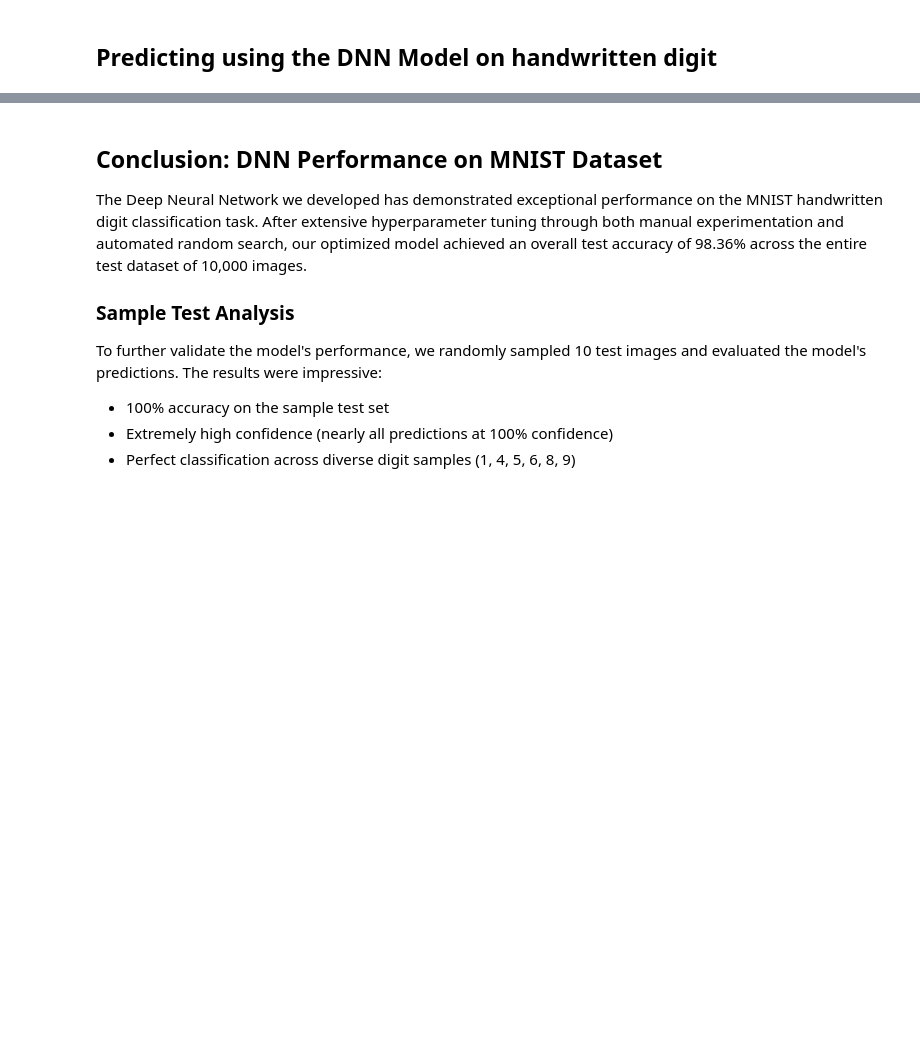
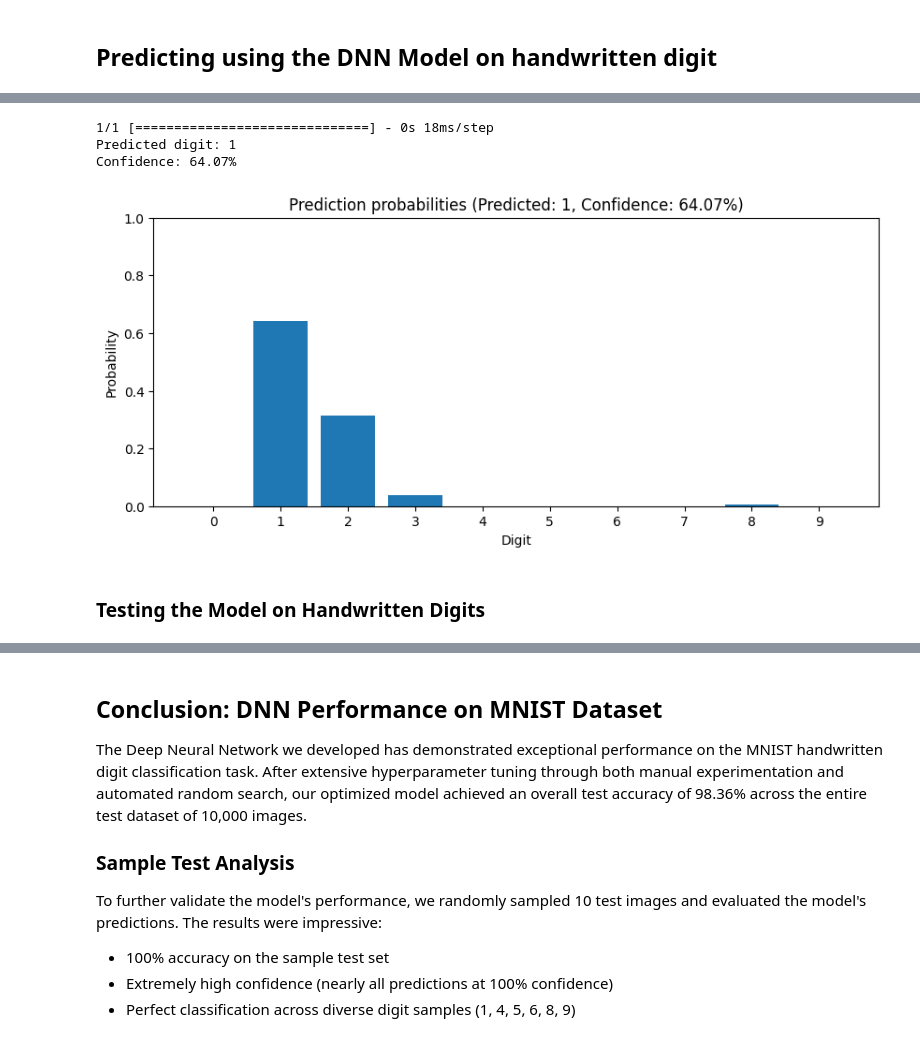
Before and after one commit to joseph-ishola/MNIST, a Jupyter notebook: script.ipynb, the cells around one changed output, grey strips where cells are left out. Cells and saved outputs as stored; diff of their text form; code cells hidden in the pictures; blank space fills up the shorter version.

```diff
--- a/script.ipynb
+++ b/script.ipynb
@@ -731,0 +810,9 @@ image = cv2.imread('handwritten_digit.jpg', cv2.IMREAD_GRAYSCALE)
+# %%
+prediction, predicted_label, confidence = predict(image7, dnn_model)
+# %% [output]
+1/1 [==============================] - 0s 18ms/step
+Predicted digit: 1
+Confidence: 64.07%
+[figure, added]
+# %% [markdown]
+### Testing the Model on Handwritten Digits
```
Also changed, not shown: parts of 15 cells of this notebook.
